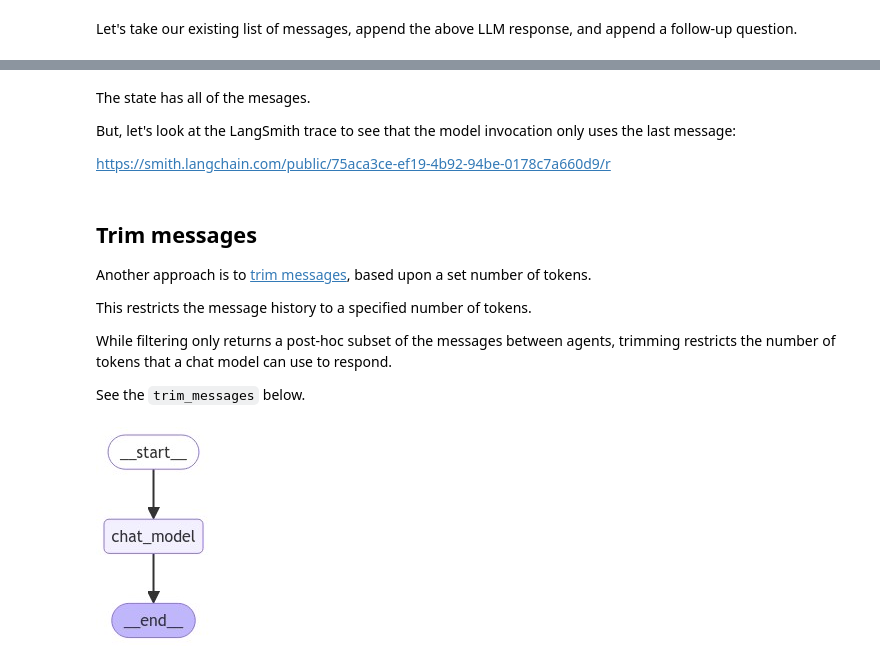
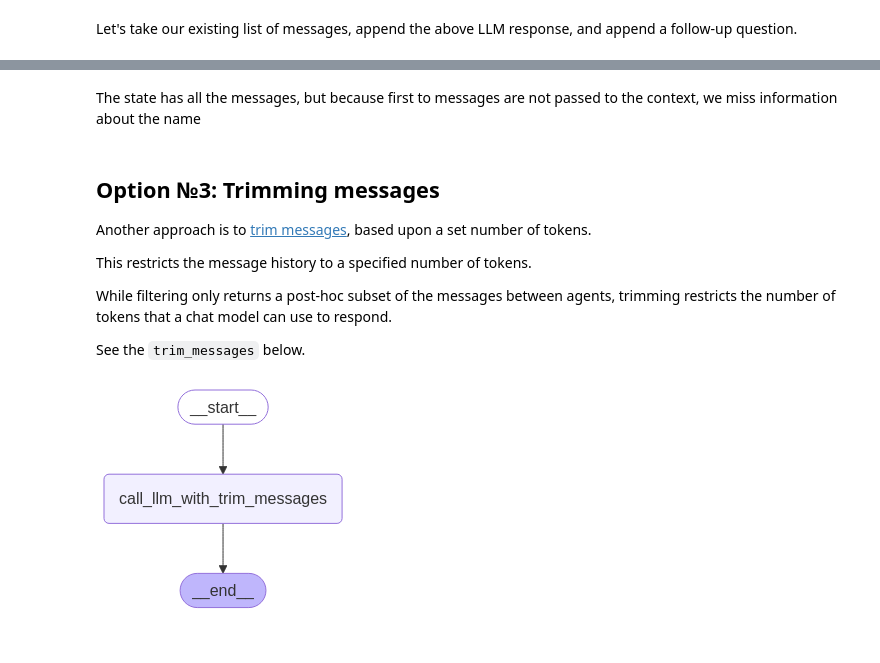
Before and after one commit to SlinkoIgor/Agents101, a Jupyter notebook: module_2/1-trim-filter-messages.ipynb, the cells around one changed output, grey strips where cells are left out. Saved outputs shown, nothing was run; the diff lists cells and outputs as text; code cells hidden in the pictures.

```diff
--- a/module_2/1-trim-filter-messages.ipynb
+++ b/module_2/1-trim-filter-messages.ipynb
@@ -45,4 +23,3 @@ Recall we can pass them to a chat model.
 # %%
 from langchain_openai import ChatOpenAI
-llm = ChatOpenAI(model="gpt-4o")
-llm.invoke(messages)
+llm = ChatOpenAI(model="gpt-3.5-turbo") # Q: what is the context window size for GPT-3.5-turbo, GPT-4o?
@@ -94,0 +118,15 @@ Each of these ocean mammals has unique adaptations and behaviors that make them
+# %%
+from pprint import pprint
+from langchain_core.messages import HumanMessage, AIMessage
+
+# Message list with a preamble
+messages = [
+    HumanMessage(f"Hi! I'm Lance!", id="1"),
+    AIMessage(f"Hi, Lance! How can I help you?", id="2"),
+    HumanMessage(f"I'm doing research about Cyprus, what I should know?", id="3"),
+]
+
+result = graph.invoke({'messages': messages})
+
+for m in result['messages']:
+    m.pretty_print()
@@ -130,12 +182,6 @@ display(Image(graph.get_graph().draw_mermaid_png()))
 # %%
-# Message list with a preamble
-messages = [AIMessage("Hi.", name="Bot", id="1")]
-messages.append(HumanMessage("Hi.", name="Lance", id="2"))
-messages.append(AIMessage("So you said you were researching ocean mammals?", name="Bot", id="3"))
-messages.append(HumanMessage("Yes, I know about whales. But what others should I learn about?", name="Lance", id="4"))
-
 # Invoke
-output = graph.invoke({'messages': messages})
+output = graph_with_remove_message.invoke({'messages': messages})
 for m in output['messages']:
     m.pretty_print()
 # %% [output]
@@ -181,5 +251,2 @@ display(Image(graph.get_graph().draw_mermaid_png()))
 # %% [markdown]
 Let's take our existing list of messages, append the above LLM response, and append a follow-up question.
-# %%
-messages.append(output['messages'][-1])
-messages.append(HumanMessage(f"Tell me more about Narwhals!", name="Lance"))
@@ -230,11 +300,7 @@ Overall, narwhals are remarkable creatures with unique adaptations that allow th
 # %% [markdown]
-The state has all of the mesages.
-
-But, let's look at the LangSmith trace to see that the model invocation only uses the last message:
-
-https://smith.langchain.com/public/75aca3ce-ef19-4b92-94be-0178c7a660d9/r
+The state has all the messages, but because first to messages are not passed to the context, we miss information about the name
 # %% [markdown]
-## Trim messages
+## Option №3: Trimming messages
 
 Another approach is to [trim messages](https://python.langchain.com/v0.2/docs/how_to/trim_messages/#getting-the-last-max_tokens-tokens), based upon a set number of tokens.
 
@@ -246,25 +312,25 @@ See the `trim_messages` below.
 # %%
 from langchain_core.messages import trim_messages
 
 # Node
-def chat_model_node(state: MessagesState):
+def call_llm_with_trim_messages(state: MessagesState):
     messages = trim_messages(
             state["messages"],
             max_tokens=100,
             strategy="last",
-            token_counter=ChatOpenAI(model="gpt-4o"),
+            token_counter=ChatOpenAI(model="gpt-3.5-turbo"),
             allow_partial=False,
         )
     return {"messages": [llm.invoke(messages)]}
 
 # Build graph
 builder = StateGraph(MessagesState)
-builder.add_node("chat_model", chat_model_node)
-builder.add_edge(START, "chat_model")
-builder.add_edge("chat_model", END)
-graph = builder.compile()
+builder.add_node("call_llm_with_trim_messages", call_llm_with_trim_messages)
+builder.add_edge(START, "call_llm_with_trim_messages")
+builder.add_edge("call_llm_with_trim_messages", END)
+graph_with_trim_messages = builder.compile()
 
 # View
-display(Image(graph.get_graph().draw_mermaid_png()))
+display(Image(graph_with_trim_messages.get_graph().draw_mermaid_png()))
 # %% [output]
-[figure, old version]
+[figure, new version]
```
Also changed, not shown: parts of 31 cells of this notebook.
